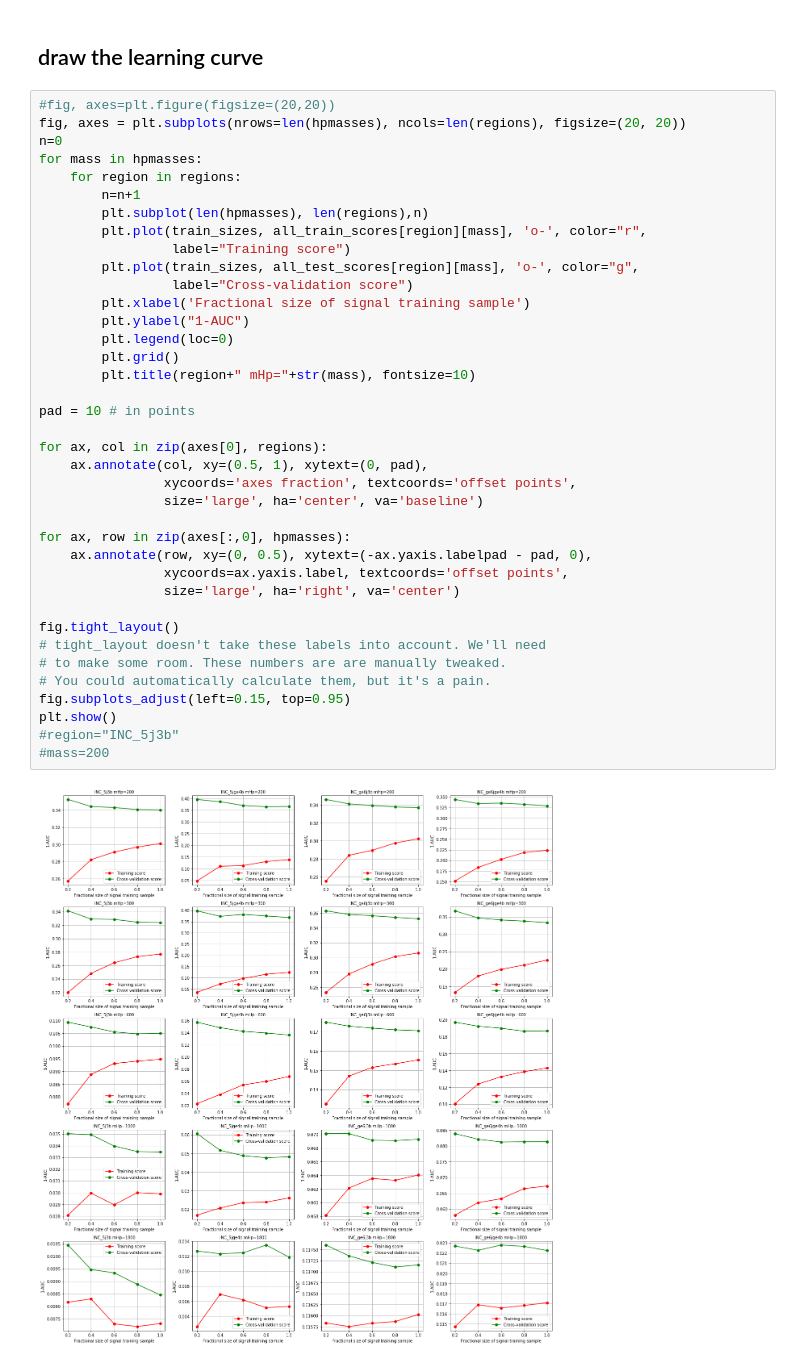
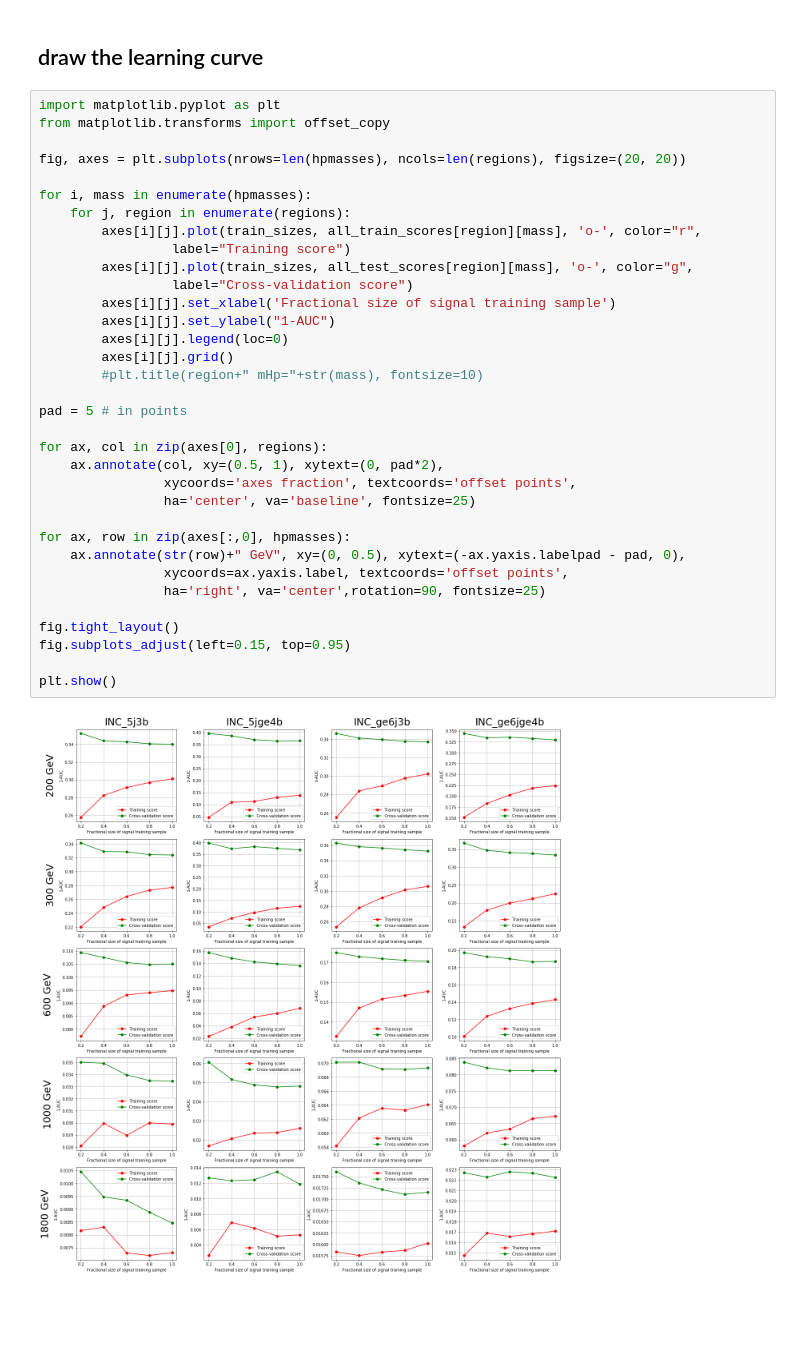
Before and after one commit to asalvadorsalas/HplusML, a Jupyter notebook: EstimateMCNeeds.ipynb, the cells around one changed output. Cells and saved outputs as stored; diff of their text form; blank space fills up the shorter version.

```diff
--- a/EstimateMCNeeds.ipynb
+++ b/EstimateMCNeeds.ipynb
@@ -83,42 +83,38 @@ print all_test_scores
 # %% [markdown]
 ## draw the learning curve
 # %%
-#fig, axes=plt.figure(figsize=(20,20))
+import matplotlib.pyplot as plt
+from matplotlib.transforms import offset_copy
+
 fig, axes = plt.subplots(nrows=len(hpmasses), ncols=len(regions), figsize=(20, 20))
-n=0
-for mass in hpmasses:
-    for region in regions:
-        n=n+1
-        plt.subplot(len(hpmasses), len(regions),n)
-        plt.plot(train_sizes, all_train_scores[region][mass], 'o-', color="r",
+
+for i, mass in enumerate(hpmasses):
+    for j, region in enumerate(regions):
+        axes[i][j].plot(train_sizes, all_train_scores[region][mass], 'o-', color="r",
                  label="Training score")
-        plt.plot(train_sizes, all_test_scores[region][mass], 'o-', color="g",
+        axes[i][j].plot(train_sizes, all_test_scores[region][mass], 'o-', color="g",
                  label="Cross-validation score")
-        plt.xlabel('Fractional size of signal training sample')
-        plt.ylabel("1-AUC")
-        plt.legend(loc=0)
-        plt.grid()
-        plt.title(region+" mHp="+str(mass), fontsize=10)
+        axes[i][j].set_xlabel('Fractional size of signal training sample')
+        axes[i][j].set_ylabel("1-AUC")
+        axes[i][j].legend(loc=0)
+        axes[i][j].grid()
+        #plt.title(region+" mHp="+str(mass), fontsize=10)
 
-pad = 10 # in points
+pad = 5 # in points
 
 for ax, col in zip(axes[0], regions):
-    ax.annotate(col, xy=(0.5, 1), xytext=(0, pad),
+    ax.annotate(col, xy=(0.5, 1), xytext=(0, pad*2),
                 xycoords='axes fraction', textcoords='offset points',
-                size='large', ha='center', va='baseline')
+                ha='center', va='baseline', fontsize=25)
 
 for ax, row in zip(axes[:,0], hpmasses):
-    ax.annotate(row, xy=(0, 0.5), xytext=(-ax.yaxis.labelpad - pad, 0),
+    ax.annotate(str(row)+" GeV", xy=(0, 0.5), xytext=(-ax.yaxis.labelpad - pad, 0),
                 xycoords=ax.yaxis.label, textcoords='offset points',
-                size='large', ha='right', va='center')
+                ha='right', va='center',rotation=90, fontsize=25)
 
 fig.tight_layout()
-# tight_layout doesn't take these labels into account. We'll need
-# to make some room. These numbers are are manually tweaked.
-# You could automatically calculate them, but it's a pain.
 fig.subplots_adjust(left=0.15, top=0.95)
+
 plt.show()
-#region="INC_5j3b"
-#mass=200
 # %% [output]
-[figure, old version]
+[figure, new version]
```
